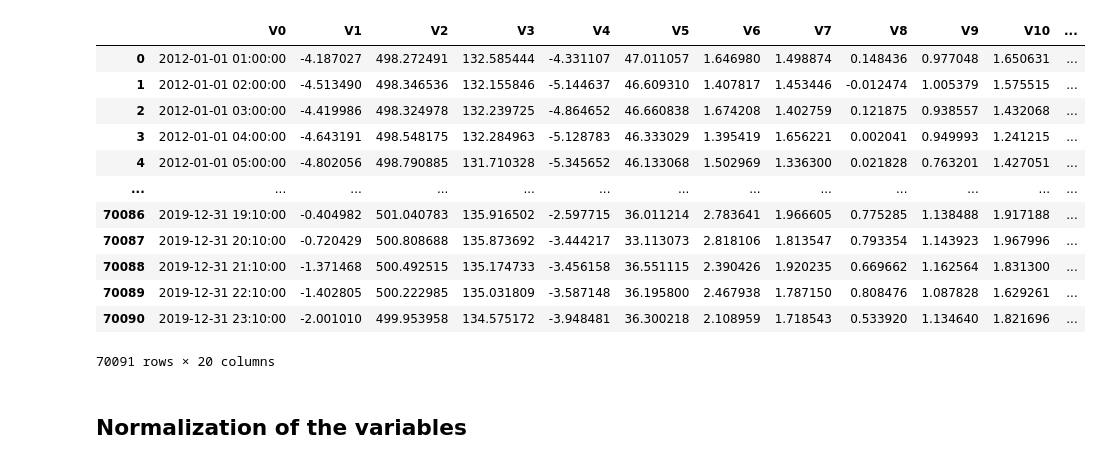
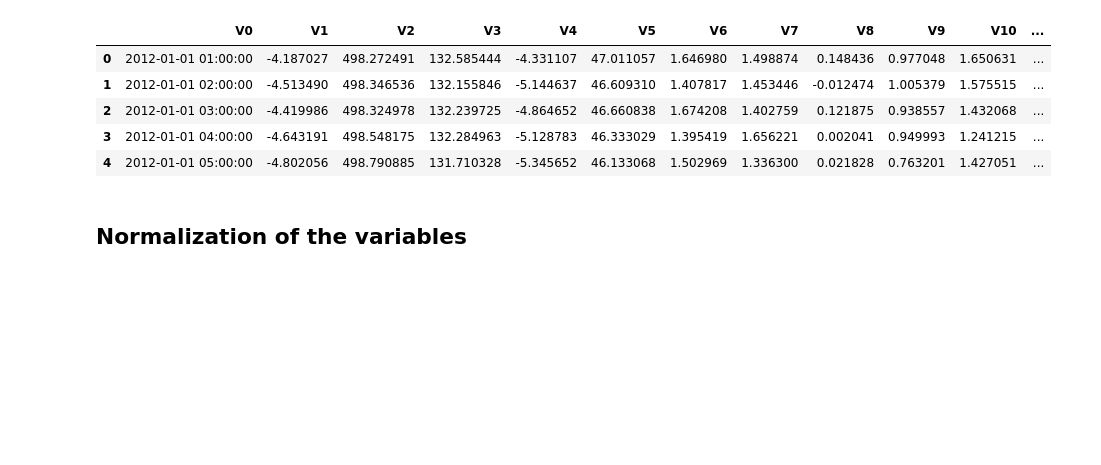
Before and after one commit to roishlezinger/test, a Jupyter notebook: predict.ipynb, the cells around one changed output. Drawn from its saved outputs; the diff is of its cells as text; code cells hidden in the pictures; blank space fills up the shorter version.

```diff
--- a/predict.ipynb
+++ b/predict.ipynb
@@ -1,26 +1,19 @@
 # %%
 import numpy as np
 import pandas as pd
 import statsmodels.tsa.stattools as ts
 import matplotlib.pyplot as plt
 from sklearn.model_selection import train_test_split
 
 %store -r dat
-dat
+dat.head()
 # %% [output]
 |  | V0 | V1 | V2 | V3 | V4 | V5 | V6 | V7 | V8 | V9 | V10 | ... |
 | 0 | 2012-01-01 01:00:00 | -4.187027 | 498.272491 | 132.585444 | -4.331107 | 47.011057 | 1.646980 | 1.498874 | 0.148436 | 0.977048 | 1.650631 | ... |
 | 1 | 2012-01-01 02:00:00 | -4.513490 | 498.346536 | 132.155846 | -5.144637 | 46.609310 | 1.407817 | 1.453446 | -0.012474 | 1.005379 | 1.575515 | ... |
 | 2 | 2012-01-01 03:00:00 | -4.419986 | 498.324978 | 132.239725 | -4.864652 | 46.660838 | 1.674208 | 1.402759 | 0.121875 | 0.938557 | 1.432068 | ... |
 | 3 | 2012-01-01 04:00:00 | -4.643191 | 498.548175 | 132.284963 | -5.128783 | 46.333029 | 1.395419 | 1.656221 | 0.002041 | 0.949993 | 1.241215 | ... |
 | 4 | 2012-01-01 05:00:00 | -4.802056 | 498.790885 | 131.710328 | -5.345652 | 46.133068 | 1.502969 | 1.336300 | 0.021828 | 0.763201 | 1.427051 | ... |
-| ... | ... | ... | ... | ... | ... | ... | ... | ... | ... | ... | ... | ... |
-| 70086 | 2019-12-31 19:10:00 | -0.404982 | 501.040783 | 135.916502 | -2.597715 | 36.011214 | 2.783641 | 1.966605 | 0.775285 | 1.138488 | 1.917188 | ... |
-| 70087 | 2019-12-31 20:10:00 | -0.720429 | 500.808688 | 135.873692 | -3.444217 | 33.113073 | 2.818106 | 1.813547 | 0.793354 | 1.143923 | 1.967996 | ... |
-| 70088 | 2019-12-31 21:10:00 | -1.371468 | 500.492515 | 135.174733 | -3.456158 | 36.551115 | 2.390426 | 1.920235 | 0.669662 | 1.162564 | 1.831300 | ... |
-| 70089 | 2019-12-31 22:10:00 | -1.402805 | 500.222985 | 135.031809 | -3.587148 | 36.195800 | 2.467938 | 1.787150 | 0.808476 | 1.087828 | 1.629261 | ... |
-| 70090 | 2019-12-31 23:10:00 | -2.001010 | 499.953958 | 134.575172 | -3.948481 | 36.300218 | 2.108959 | 1.718543 | 0.533920 | 1.134640 | 1.821696 | ... |
-70091 rows × 20 columns
 # %% [markdown]
 ## Normalization of the variables
 # %%
```
Also changed, not shown: parts of 8 cells of this notebook.
